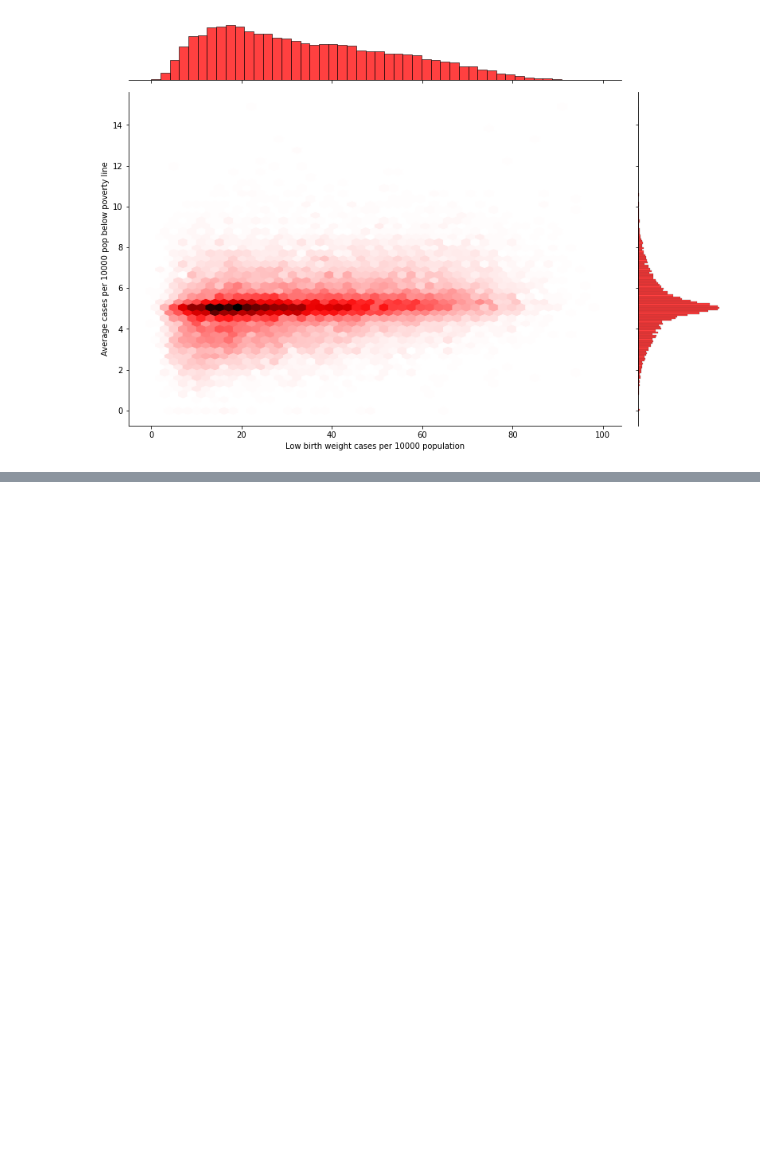
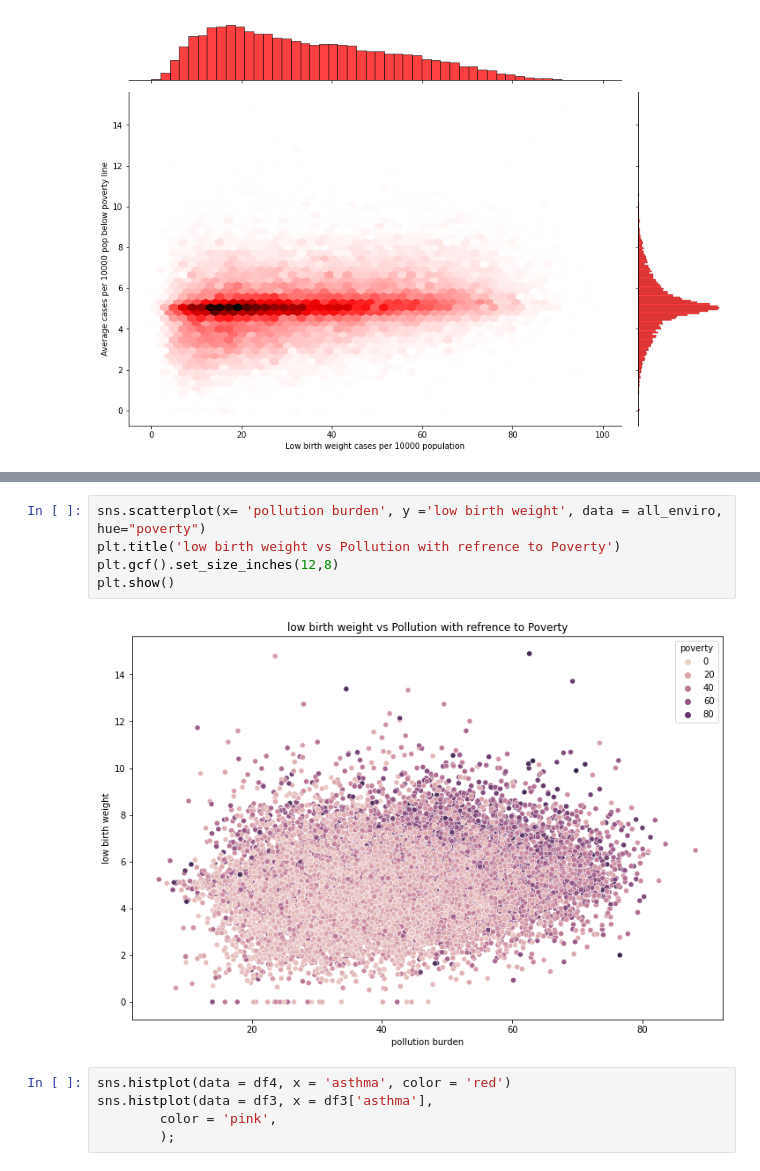
Before and after one commit to gigi-codes/warehouse_density, a Jupyter notebook: Marshall/EDA/All_enviro_EDA.ipynb, the cells around one changed output, grey strips where cells are left out. Saved outputs shown, nothing was run; the diff lists cells and outputs as text; blank space fills up the shorter version.

```diff
--- a/Marshall/EDA/All_enviro_EDA.ipynb
+++ b/Marshall/EDA/All_enviro_EDA.ipynb
@@ -159,0 +172,12 @@ plt.show()
+# %%
+sns.scatterplot(x= 'pollution burden', y ='low birth weight', data = all_enviro, hue="poverty")
+plt.title('low birth weight vs Pollution with refrence to Poverty')
+plt.gcf().set_size_inches(12,8)
+plt.show()
+# %% [output]
+[figure, added]
+# %%
+sns.histplot(data = df4, x = 'asthma', color = 'red')
+sns.histplot(data = df3, x = df3['asthma'],
+        color = 'pink',
+        );
```
Also changed, not shown: parts of 3 cells of this notebook, 2 other files.
